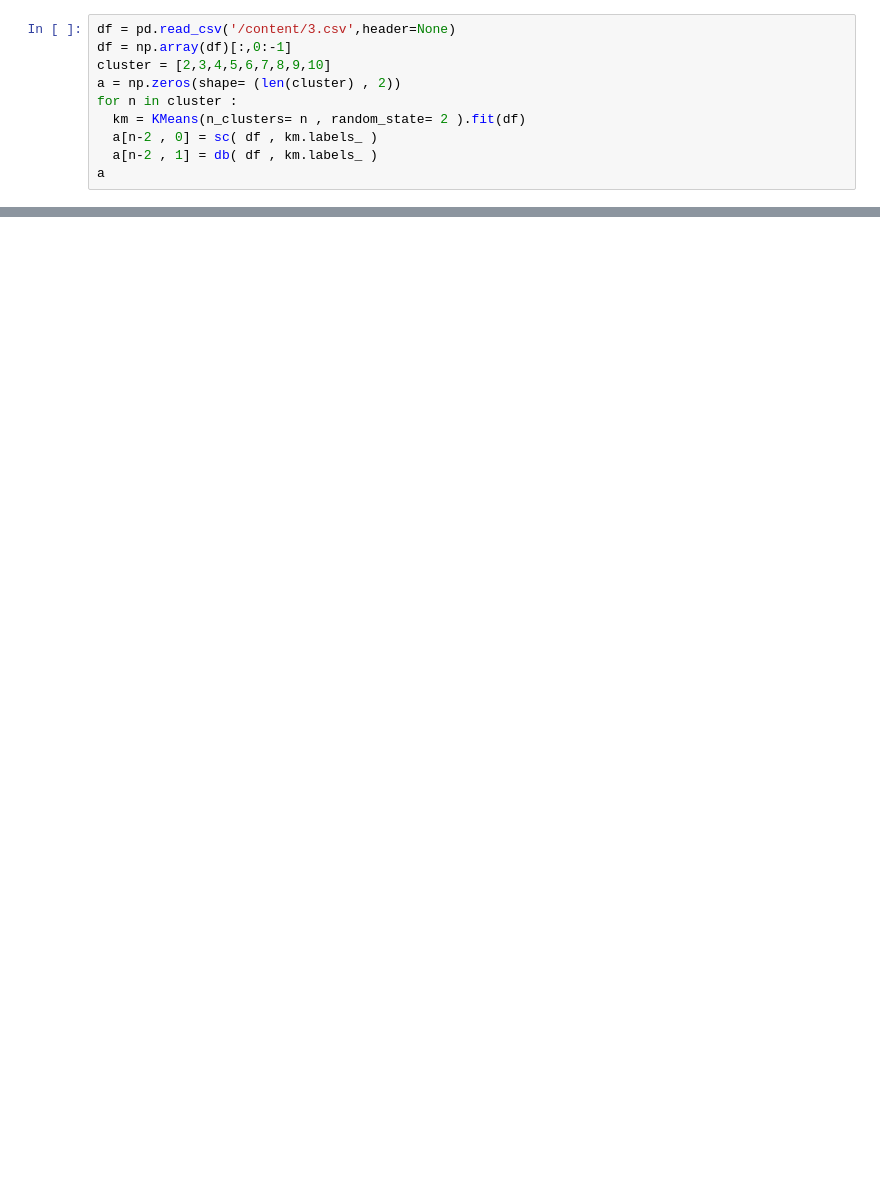
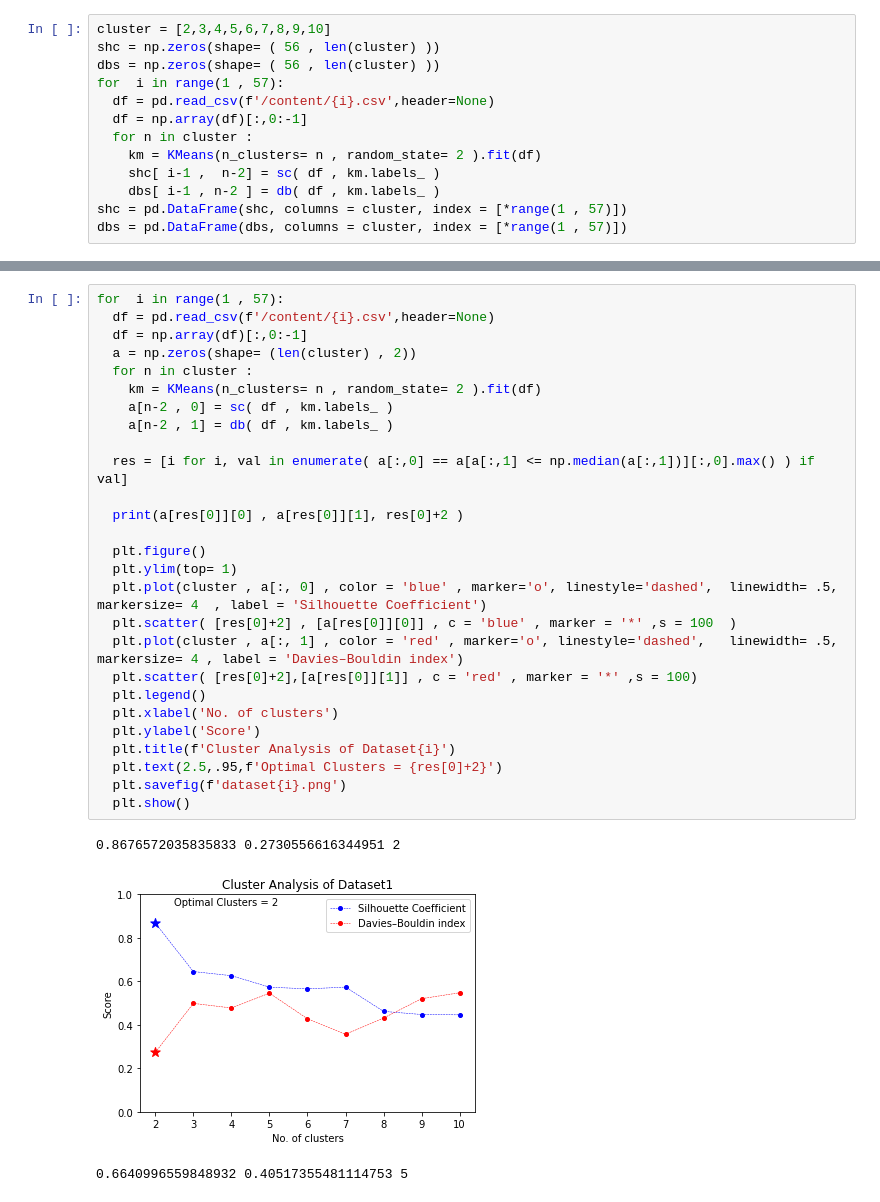
Before and after one commit to aakarshhh/AI_ML, a Jupyter notebook: ML_A1.ipynb, the cells around one changed output, grey strips where cells are left out. Saved outputs shown, nothing was run; the diff lists cells and outputs as text; blank space fills up the shorter version.

```diff
--- a/ML_A1.ipynb
+++ b/ML_A1.ipynb
@@ -15,10 +9,13 @@ s , d
 # %%
-df = pd.read_csv('/content/3.csv',header=None)
-df = np.array(df)[:,0:-1]
 cluster = [2,3,4,5,6,7,8,9,10]
-a = np.zeros(shape= (len(cluster) , 2))
-for n in cluster :
-  km = KMeans(n_clusters= n , random_state= 2 ).fit(df)
-  a[n-2 , 0] = sc( df , km.labels_ )
-  a[n-2 , 1] = db( df , km.labels_ )
-a
+shc = np.zeros(shape= ( 56 , len(cluster) ))
+dbs = np.zeros(shape= ( 56 , len(cluster) ))
+for  i in range(1 , 57):
+  df = pd.read_csv(f'/content/{i}.csv',header=None)
+  df = np.array(df)[:,0:-1]
+  for n in cluster :
+    km = KMeans(n_clusters= n , random_state= 2 ).fit(df)
+    shc[ i-1 ,  n-2] = sc( df , km.labels_ )
+    dbs[ i-1 , n-2 ] = db( df , km.labels_ )
+shc = pd.DataFrame(shc, columns = cluster, index = [*range(1 , 57)])
+dbs = pd.DataFrame(dbs, columns = cluster, index = [*range(1 , 57)])
@@ -34,0 +26,31 @@ array([[0.80359723, 0.67363633],
+# %%
+for  i in range(1 , 57):
+  df = pd.read_csv(f'/content/{i}.csv',header=None)
+  df = np.array(df)[:,0:-1]
+  a = np.zeros(shape= (len(cluster) , 2))
+  for n in cluster :
+    km = KMeans(n_clusters= n , random_state= 2 ).fit(df)
+    a[n-2 , 0] = sc( df , km.labels_ )
+    a[n-2 , 1] = db( df , km.labels_ )
+
+  res = [i for i, val in enumerate( a[:,0] == a[a[:,1] <= np.median(a[:,1])][:,0].max() ) if val]
+
+  print(a[res[0]][0] , a[res[0]][1], res[0]+2 )
+
+  plt.figure()
+  plt.ylim(top= 1)
+  plt.plot(cluster , a[:, 0] , color = 'blue' , marker='o', linestyle='dashed',  linewidth= .5, markersize= 4  , label = 'Silhouette Coefficient')
+  plt.scatter( [res[0]+2] , [a[res[0]][0]] , c = 'blue' , marker = '*' ,s = 100  )
+  plt.plot(cluster , a[:, 1] , color = 'red' , marker='o', linestyle='dashed',   linewidth= .5, markersize= 4 , label = 'Davies–Bouldin index')
+  plt.scatter( [res[0]+2],[a[res[0]][1]] , c = 'red' , marker = '*' ,s = 100)
+  plt.legend()
+  plt.xlabel('No. of clusters')
+  plt.ylabel('Score')
+  plt.title(f'Cluster Analysis of Dataset{i}')
+  plt.text(2.5,.95,f'Optimal Clusters = {res[0]+2}')
+  plt.savefig(f'dataset{i}.png')
+  plt.show()
+# %% [output]
+0.8676572035835833 0.2730556616344951 2
+[figure, added]
+0.6640996559848932 0.40517355481114753 5
```
Also changed, not shown: parts of 5 cells of this notebook.
